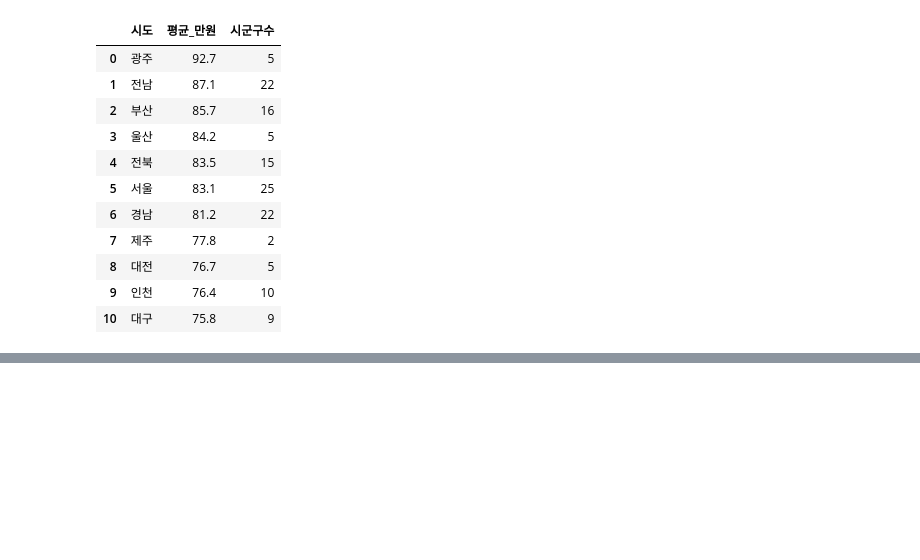
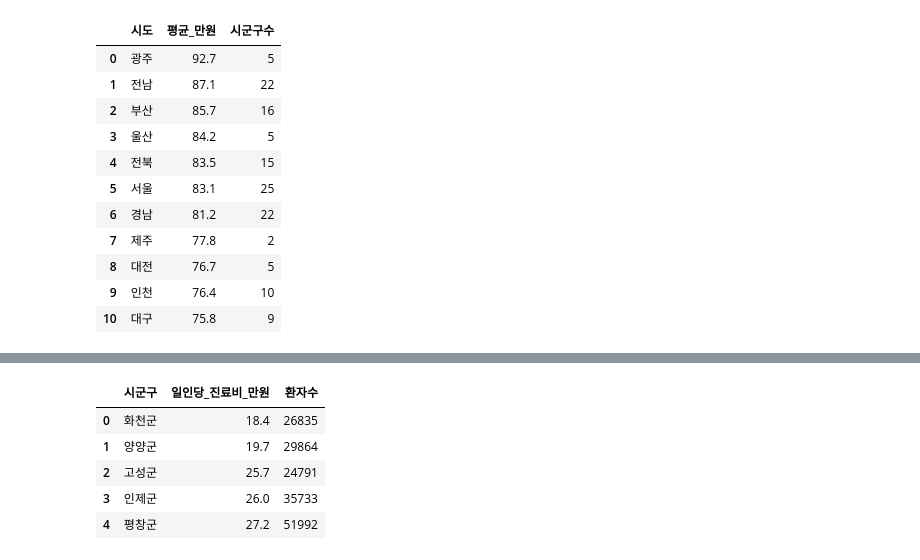
Before and after one commit to woohyun029/SQL-Data-Processing-Practice, a Jupyter notebook: SQL_02_HIRA.ipynb, the cells around one changed output, grey strips where cells are left out. Saved outputs shown, nothing was run; the diff lists cells and outputs as text; code cells hidden in the pictures; blank space fills up the shorter version.

Commit message:
SQL_02_HIRA

```diff
--- a/SQL_02_HIRA.ipynb
+++ b/SQL_02_HIRA.ipynb
@@ -175,0 +250,16 @@ pd.read_sql(q, conn)
+# %%
+q = """
+SELECT 시군구, 일인당_진료비_만원, 환자수
+FROM hira_eda
+WHERE 시도 = '강원'
+ORDER BY 일인당_진료비_만원 ASC
+LIMIT 5
+"""
+pd.read_sql(q, conn)
+# %% [output]
+|  | 시군구 | 일인당_진료비_만원 | 환자수 |
+| 0 | 화천군 | 18.4 | 26835 |
+| 1 | 양양군 | 19.7 | 29864 |
+| 2 | 고성군 | 25.7 | 24791 |
+| 3 | 인제군 | 26.0 | 35733 |
+| 4 | 평창군 | 27.2 | 51992 |
```
Also changed, not shown: parts of 17 cells of this notebook.
